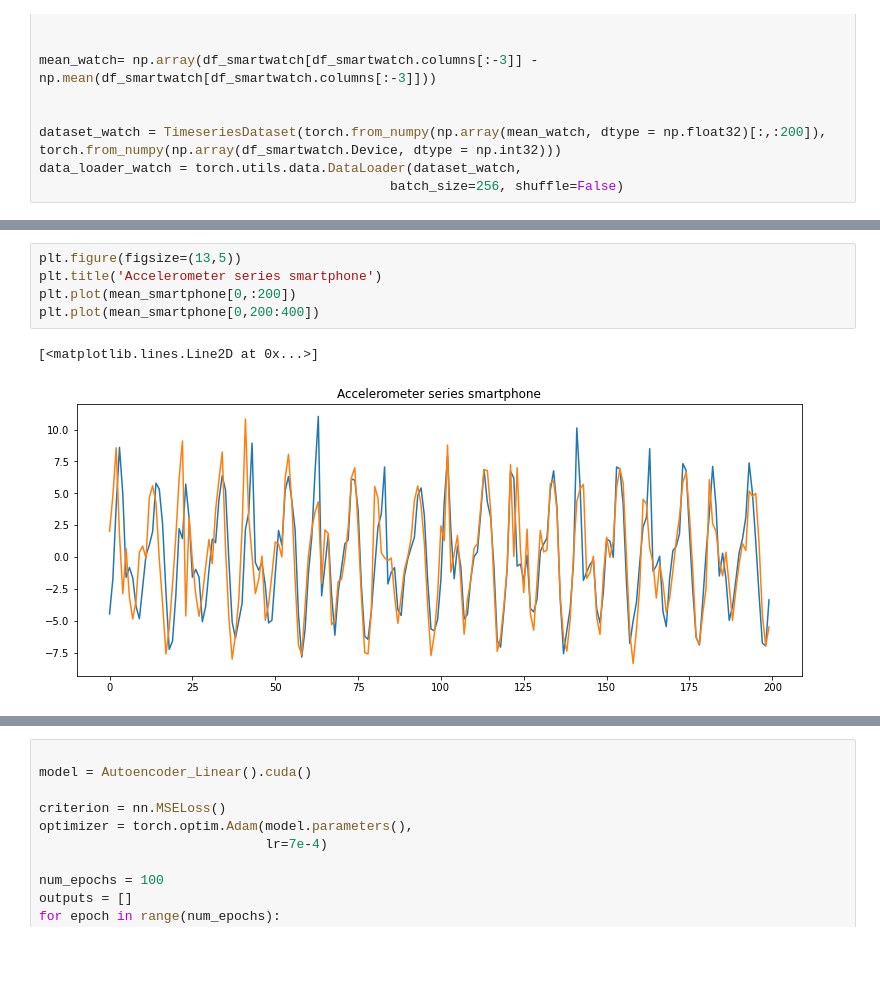
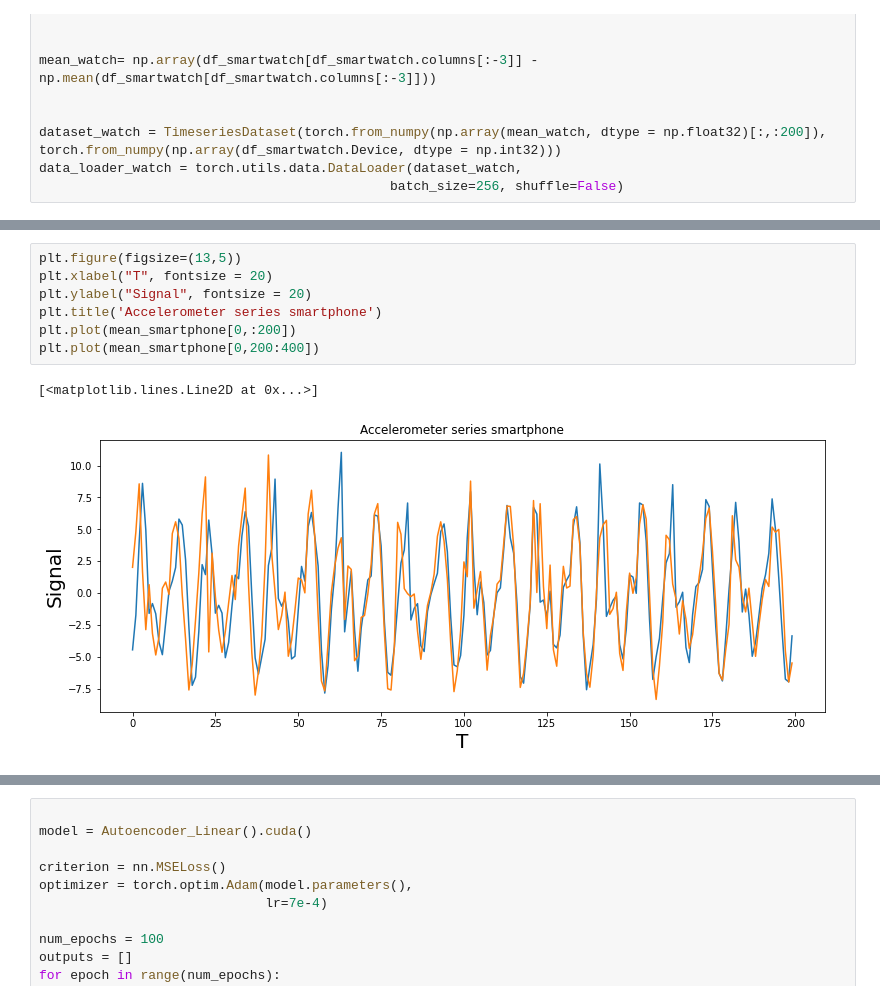
Before and after one commit to roberts2510/MSThesis_2, a Jupyter notebook: code/code.ipynb, the cells around one changed output, grey strips where cells are left out. Saved outputs shown, nothing was run; the diff lists cells and outputs as text; blank space fills up the shorter version.

```diff
--- a/code/code.ipynb
+++ b/code/code.ipynb
@@ -137,10 +137,12 @@ df_smartphone
 # %%
 plt.figure(figsize=(13,5))
+plt.xlabel("T", fontsize = 20)
+plt.ylabel("Signal", fontsize = 20)
 plt.title('Accelerometer series smartphone')
 plt.plot(mean_smartphone[0,:200])
 plt.plot(mean_smartphone[0,200:400])
 # %% [output]
 [<matplotlib.lines.Line2D at 0x...>]
-[figure, old version]
+[figure, new version]
 # %%
 plt.figure(figsize=(13,5))
```
Also changed, not shown: parts of 14 cells of this notebook.
